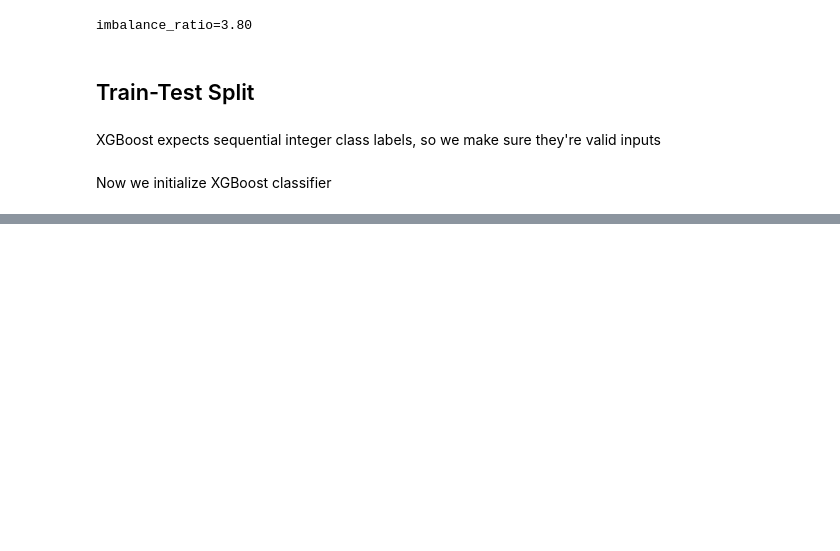
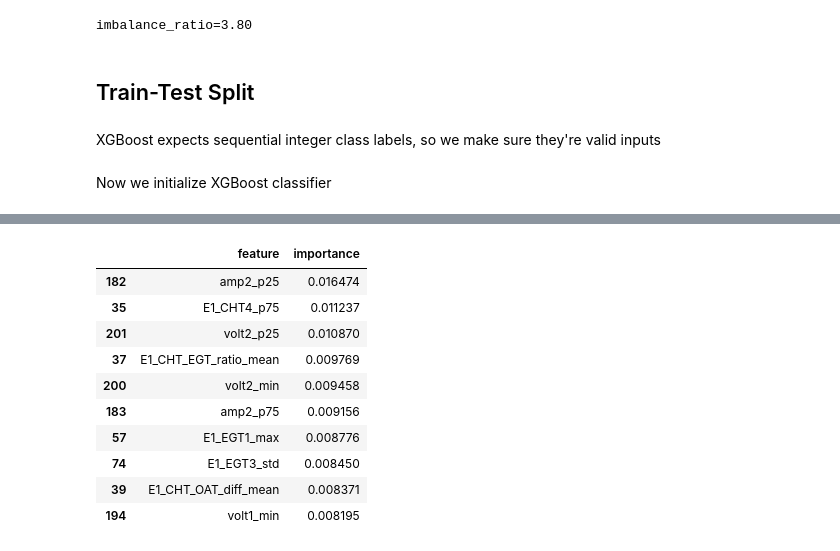
Before and after one commit to 4garriga/flights, a Jupyter notebook: src/xgboost.ipynb, the cells around one changed output, grey strips where cells are left out. Drawn from its saved outputs; the diff is of its cells as text; code cells hidden in the pictures; blank space fills up the shorter version.

```diff
--- a/src/xgboost.ipynb
+++ b/src/xgboost.ipynb
@@ -299,9 +331,12 @@ XGBoost expects sequential integer class labels, so we make sure they're valid i
 # %%
 # Encode labels
 le = LabelEncoder()
-le.fit(y_train)
-y_train = le.transform(y_train)
-y_test = le.transform(y_test)
+le.fit(y_train.values.reshape(-1))
+y_train_encoded = le.transform(y_train.values.reshape(-1))
+y_test_encoded = le.transform(y_test.values.reshape(-1))
+
+# sample weights for fit
+sample_weights = compute_sample_weight(class_weight="balanced", y=y_train_encoded)
 # %% [markdown]
 Now we initialize XGBoost classifier
 # %%
@@ -356,0 +466,18 @@ Test Accuracy: 0.5204
+# %%
+# Feature importance
+feature_importance = pd.DataFrame(
+    {"feature": X_train.columns, "importance": xgb_model.feature_importances_}
+).sort_values("importance", ascending=False)
+feature_importance.head(10)
+# %% [output]
+|  | feature | importance |
+| 182 | amp2_p25 | 0.016474 |
+| 35 | E1_CHT4_p75 | 0.011237 |
+| 201 | volt2_p25 | 0.010870 |
+| 37 | E1_CHT_EGT_ratio_mean | 0.009769 |
+| 200 | volt2_min | 0.009458 |
+| 183 | amp2_p75 | 0.009156 |
+| 57 | E1_EGT1_max | 0.008776 |
+| 74 | E1_EGT3_std | 0.008450 |
+| 39 | E1_CHT_OAT_diff_mean | 0.008371 |
+| 194 | volt1_min | 0.008195 |
```
Also changed, not shown: parts of 16 cells of this notebook, 8 other files.
